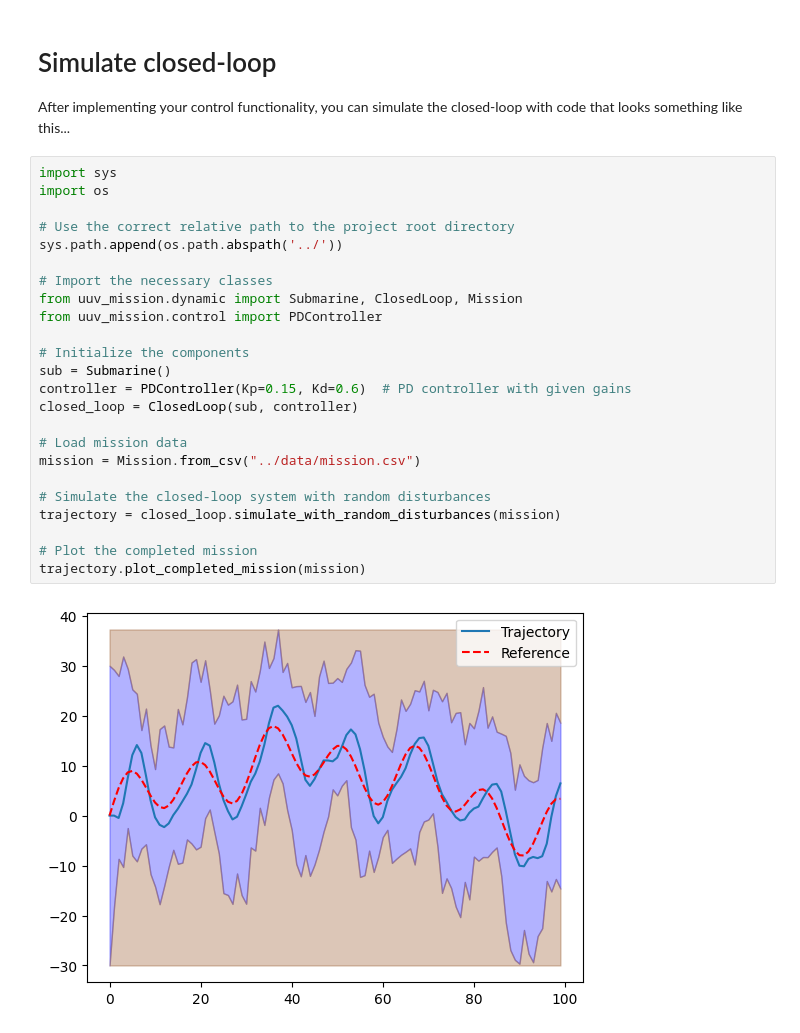
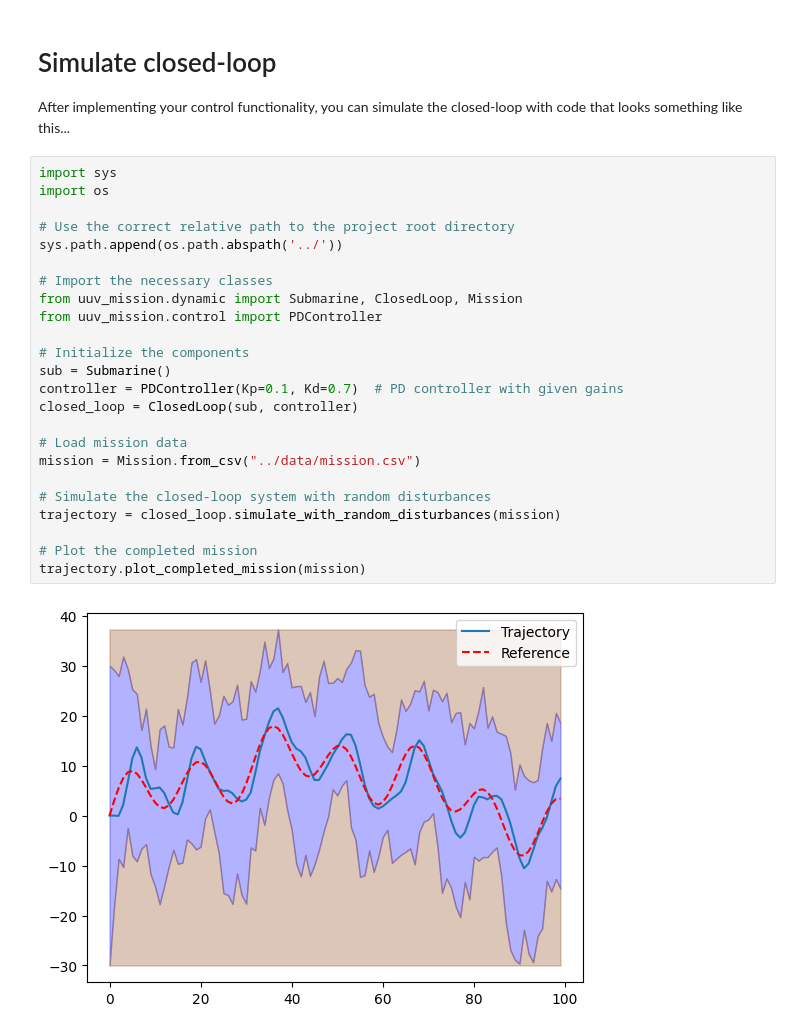
Before and after one commit to CNProTroller/b1-coding-practical-mt24, a Jupyter notebook: notebooks/demo.ipynb, the cells around one changed output. Drawn from its saved outputs; the diff is of its cells as text.

Commit message:
Fine tune the gain values for better trajectory-reference match

```diff
--- a/notebooks/demo.ipynb
+++ b/notebooks/demo.ipynb
@@ -10,26 +10,26 @@ After implementing your control functionality, you can simulate the closed-loop
 # %%
 import sys
 import os
 
 # Use the correct relative path to the project root directory
 sys.path.append(os.path.abspath('../'))
 
 # Import the necessary classes
 from uuv_mission.dynamic import Submarine, ClosedLoop, Mission
 from uuv_mission.control import PDController
 
 # Initialize the components
 sub = Submarine()
-controller = PDController(Kp=0.15, Kd=0.6)  # PD controller with given gains
+controller = PDController(Kp=0.1, Kd=0.7)  # PD controller with given gains
 closed_loop = ClosedLoop(sub, controller)
 
 # Load mission data
 mission = Mission.from_csv("../data/mission.csv")
 
 # Simulate the closed-loop system with random disturbances
 trajectory = closed_loop.simulate_with_random_disturbances(mission)
 
 # Plot the completed mission
 trajectory.plot_completed_mission(mission)
 # %% [output]
-[figure, old version]
+[figure, new version]
```
